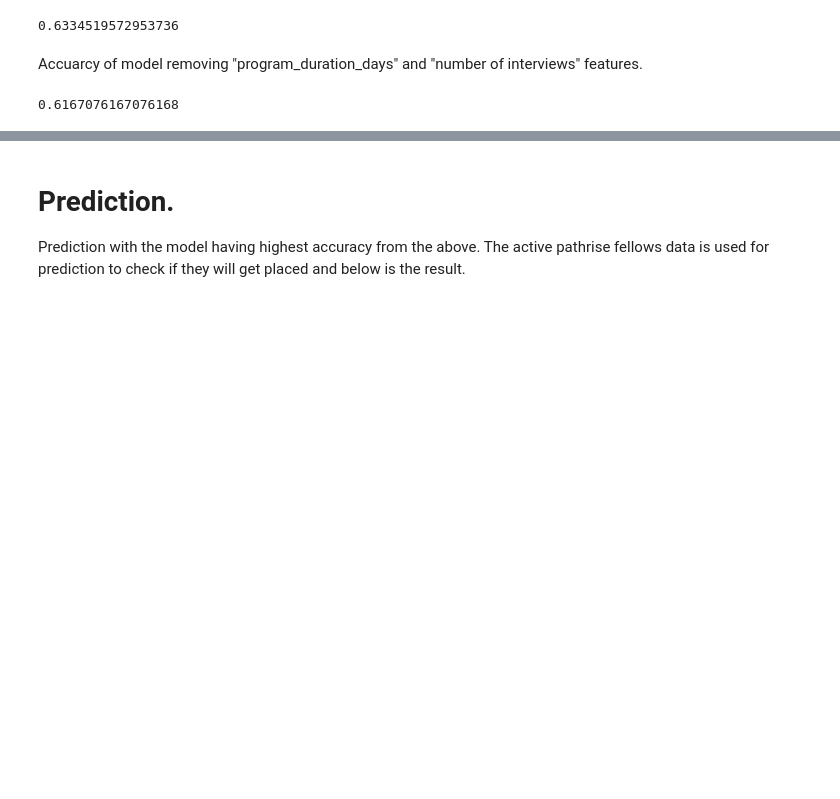
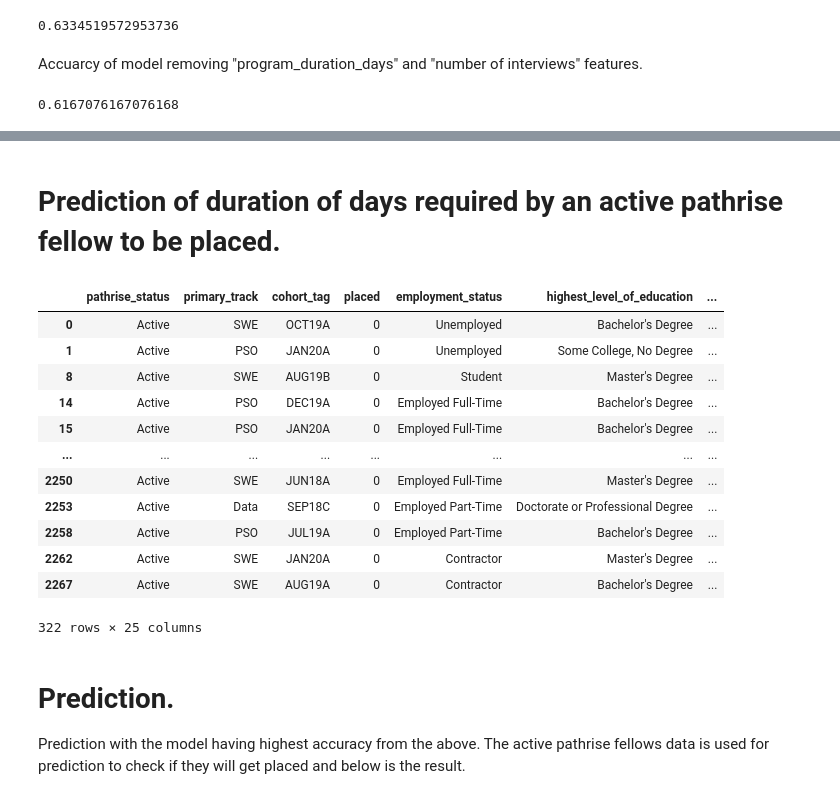
Before and after one commit to shreyus3003/pathrise, a Jupyter notebook: pathrise_analysis.ipynb, the cells around one changed output, grey strips where cells are left out. Drawn from its saved outputs; the diff is of its cells as text; code cells hidden in the pictures; blank space fills up the shorter version.

```diff
--- a/pathrise_analysis.ipynb
+++ b/pathrise_analysis.ipynb
@@ -409,3 +462,28 @@ accuracy_score(y_test,logit_predict)
+# %%
+active_pred = linear.predict(df_active_test_lin)
+# print(active_pred)
+df_active = df_active.dropna()
+# %%
+y_df = pd.DataFrame(data = active_pred, columns = ['program_duration_days'], index = df_active_test_lin.index.copy())
+df_out_duration = pd.merge(df_active, y_df, how = 'left', left_index = True, right_index = True)
+# %% [markdown]
+# Prediction of duration of days required by an active pathrise fellow to be placed.
+# %%
+df_out_duration
+# %% [output]
+|  | pathrise_status | primary_track | cohort_tag | placed | employment_status | highest_level_of_education | ... |
+| 0 | Active | SWE | OCT19A | 0 | Unemployed | Bachelor's Degree | ... |
+| 1 | Active | PSO | JAN20A | 0 | Unemployed | Some College, No Degree | ... |
+| 8 | Active | SWE | AUG19B | 0 | Student | Master's Degree | ... |
+| 14 | Active | PSO | DEC19A | 0 | Employed Full-Time | Bachelor's Degree | ... |
+| 15 | Active | PSO | JAN20A | 0 | Employed Full-Time | Bachelor's Degree | ... |
+| ... | ... | ... | ... | ... | ... | ... | ... |
+| 2250 | Active | SWE | JUN18A | 0 | Employed Full-Time | Master's Degree | ... |
+| 2253 | Active | Data | SEP18C | 0 | Employed Part-Time | Doctorate or Professional Degree | ... |
+| 2258 | Active | PSO | JUL19A | 0 | Employed Part-Time | Bachelor's Degree | ... |
+| 2262 | Active | SWE | JAN20A | 0 | Contractor | Master's Degree | ... |
+| 2267 | Active | SWE | AUG19A | 0 | Contractor | Bachelor's Degree | ... |
+322 rows × 25 columns
 # %% [markdown]
 # Prediction.
 
```
Also changed, not shown: parts of 12 cells of this notebook.
